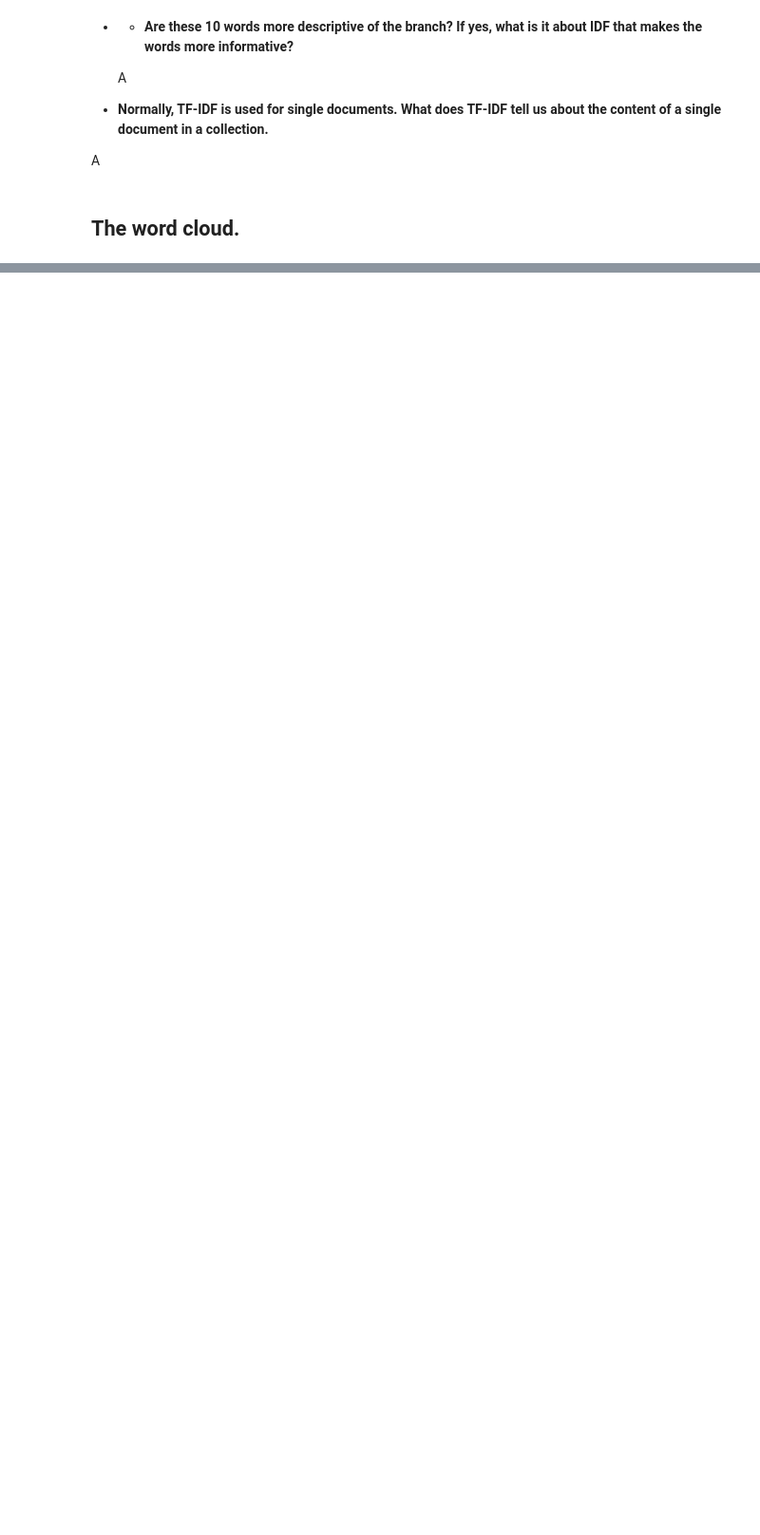
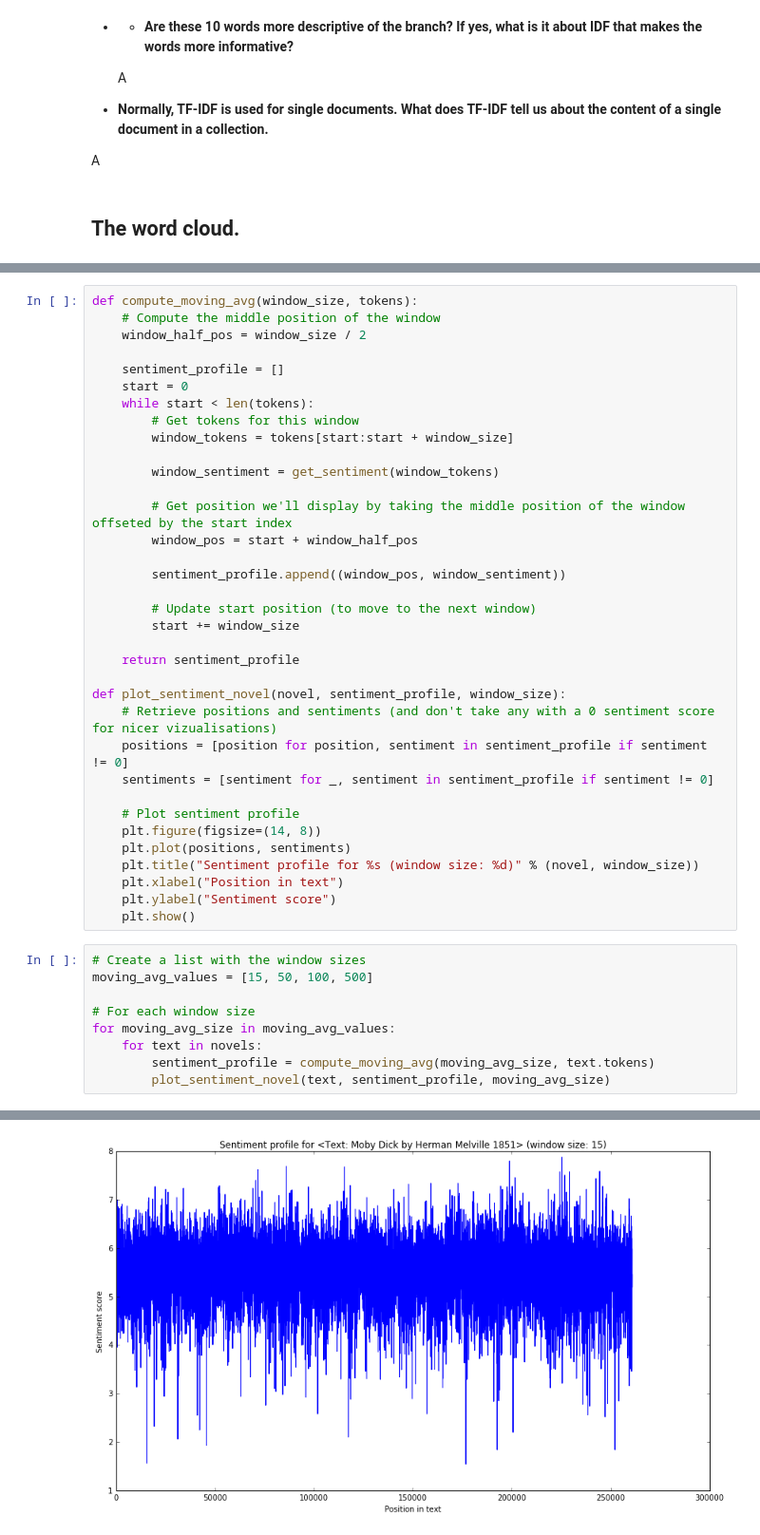
Before and after one commit to brydenfogelman/02805-social-graphs, a Jupyter notebook: jonathan/week7.ipynb, the cells around one changed output, grey strips where cells are left out. Shown at 95% size. Cells and saved outputs as stored; diff of their text form; blank space fills up the shorter version.

```diff
--- a/jonathan/week7.ipynb
+++ b/jonathan/week7.ipynb
@@ -315,0 +405,45 @@ A
+# %%
+def compute_moving_avg(window_size, tokens):
+    # Compute the middle position of the window
+    window_half_pos = window_size / 2
+
+    sentiment_profile = []
+    start = 0
+    while start < len(tokens):
+        # Get tokens for this window
+        window_tokens = tokens[start:start + window_size]
+
+        window_sentiment = get_sentiment(window_tokens)
+
+        # Get position we'll display by taking the middle position of the window offseted by the start index
+        window_pos = start + window_half_pos
+
+        sentiment_profile.append((window_pos, window_sentiment))
+
+        # Update start position (to move to the next window)
+        start += window_size
+
+    return sentiment_profile
+
+def plot_sentiment_novel(novel, sentiment_profile, window_size):
+    # Retrieve positions and sentiments (and don't take any with a 0 sentiment score for nicer vizualisations)
+    positions = [position for position, sentiment in sentiment_profile if sentiment != 0]
+    sentiments = [sentiment for _, sentiment in sentiment_profile if sentiment != 0]
+
+    # Plot sentiment profile
+    plt.figure(figsize=(14, 8))
+    plt.plot(positions, sentiments)
+    plt.title("Sentiment profile for %s (window size: %d)" % (novel, window_size))
+    plt.xlabel("Position in text")
+    plt.ylabel("Sentiment score")
+    plt.show()
+# %%
+# Create a list with the window sizes
+moving_avg_values = [15, 50, 100, 500]
+
+# For each window size
+for moving_avg_size in moving_avg_values:
+    for text in novels:
+        sentiment_profile = compute_moving_avg(moving_avg_size, text.tokens)
+        plot_sentiment_novel(text, sentiment_profile, moving_avg_size)
+# %% [output]
@@ -315,0 +451 @@ A
+[figure, added]
```
Also changed, not shown: parts of 17 cells of this notebook.
